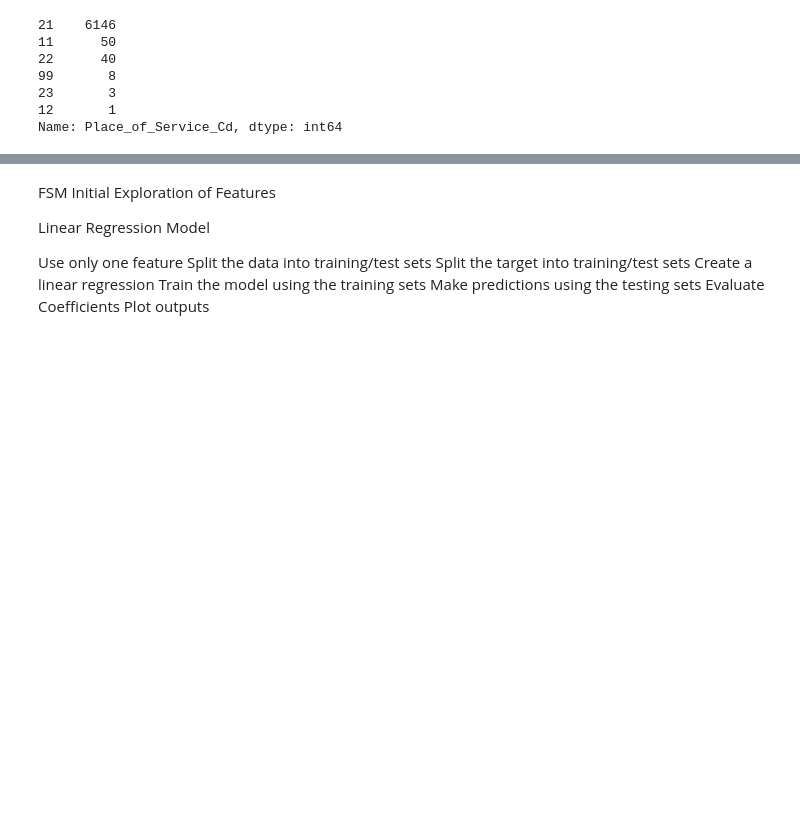
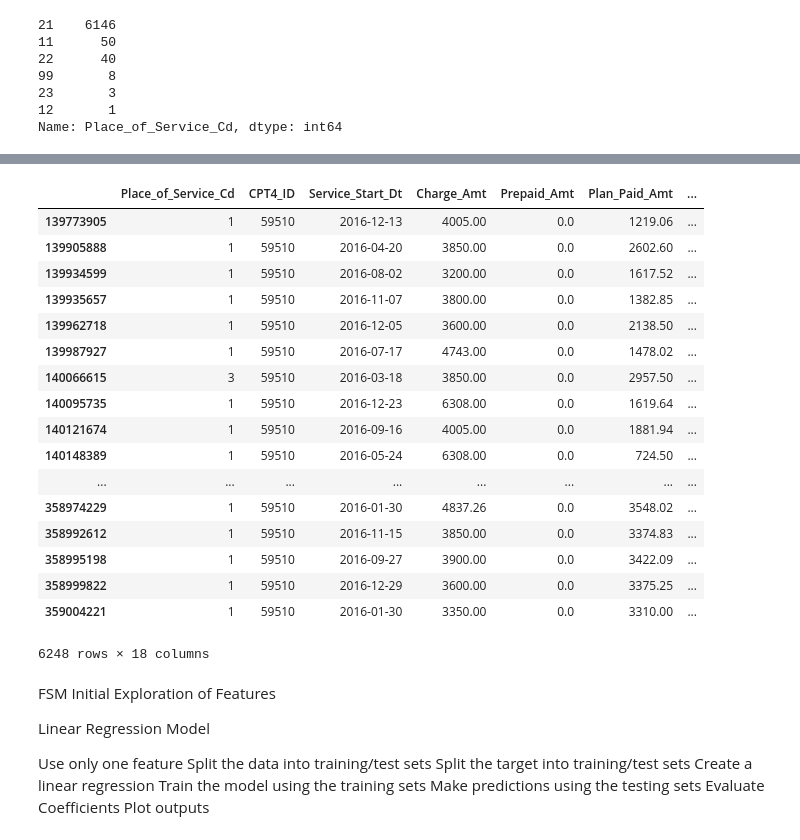
Before and after one commit to jlhewitt/Healthcare-Claim-Analysis, a Jupyter notebook: Save_For_Later/Second_Draft.ipynb, the cells around one changed output, grey strips where cells are left out. Cells and saved outputs as stored; diff of their text form; code cells hidden in the pictures; blank space fills up the shorter version.

Commit message:
not so epic join complete

```diff
--- a/Save_For_Later/Second_Draft.ipynb
+++ b/Save_For_Later/Second_Draft.ipynb
@@ -277,4 +277,5 @@ data_from_claims_header
 5923 rows × 33 columns
 # %%
 #We only want a few columns
-new = old.filter(['A','B','D'], axis=1)
+additional_columns = data_from_claims_header.filter(['Member_Age_Years','Small_Area_Cd'], axis=1)
+additional_columns
@@ -375,3 +396,25 @@ simplified_CPT4_df.head()
+# %%
+additional_header_df =simplified_CPT4_df.join(additional_columns)
+additional_header_df
+# %% [output]
+|  | Place_of_Service_Cd | CPT4_ID | Service_Start_Dt | Charge_Amt | Prepaid_Amt | Plan_Paid_Amt | ... |
+| 139773905 | 1 | 59510 | 2016-12-13 | 4005.00 | 0.0 | 1219.06 | ... |
+| 139905888 | 1 | 59510 | 2016-04-20 | 3850.00 | 0.0 | 2602.60 | ... |
+| 139934599 | 1 | 59510 | 2016-08-02 | 3200.00 | 0.0 | 1617.52 | ... |
+| 139935657 | 1 | 59510 | 2016-11-07 | 3800.00 | 0.0 | 1382.85 | ... |
+| 139962718 | 1 | 59510 | 2016-12-05 | 3600.00 | 0.0 | 2138.50 | ... |
+| 139987927 | 1 | 59510 | 2016-07-17 | 4743.00 | 0.0 | 1478.02 | ... |
+| 140066615 | 3 | 59510 | 2016-03-18 | 3850.00 | 0.0 | 2957.50 | ... |
+| 140095735 | 1 | 59510 | 2016-12-23 | 6308.00 | 0.0 | 1619.64 | ... |
+| 140121674 | 1 | 59510 | 2016-09-16 | 4005.00 | 0.0 | 1881.94 | ... |
+| 140148389 | 1 | 59510 | 2016-05-24 | 6308.00 | 0.0 | 724.50 | ... |
+| ... | ... | ... | ... | ... | ... | ... | ... |
+| 358974229 | 1 | 59510 | 2016-01-30 | 4837.26 | 0.0 | 3548.02 | ... |
+| 358992612 | 1 | 59510 | 2016-11-15 | 3850.00 | 0.0 | 3374.83 | ... |
+| 358995198 | 1 | 59510 | 2016-09-27 | 3900.00 | 0.0 | 3422.09 | ... |
+| 358999822 | 1 | 59510 | 2016-12-29 | 3600.00 | 0.0 | 3375.25 | ... |
+| 359004221 | 1 | 59510 | 2016-01-30 | 3350.00 | 0.0 | 3310.00 | ... |
+6248 rows × 18 columns
 # %% [markdown]
 FSM Initial Exploration of Features
 
```
Also changed, not shown: parts of 8 cells of this notebook.
